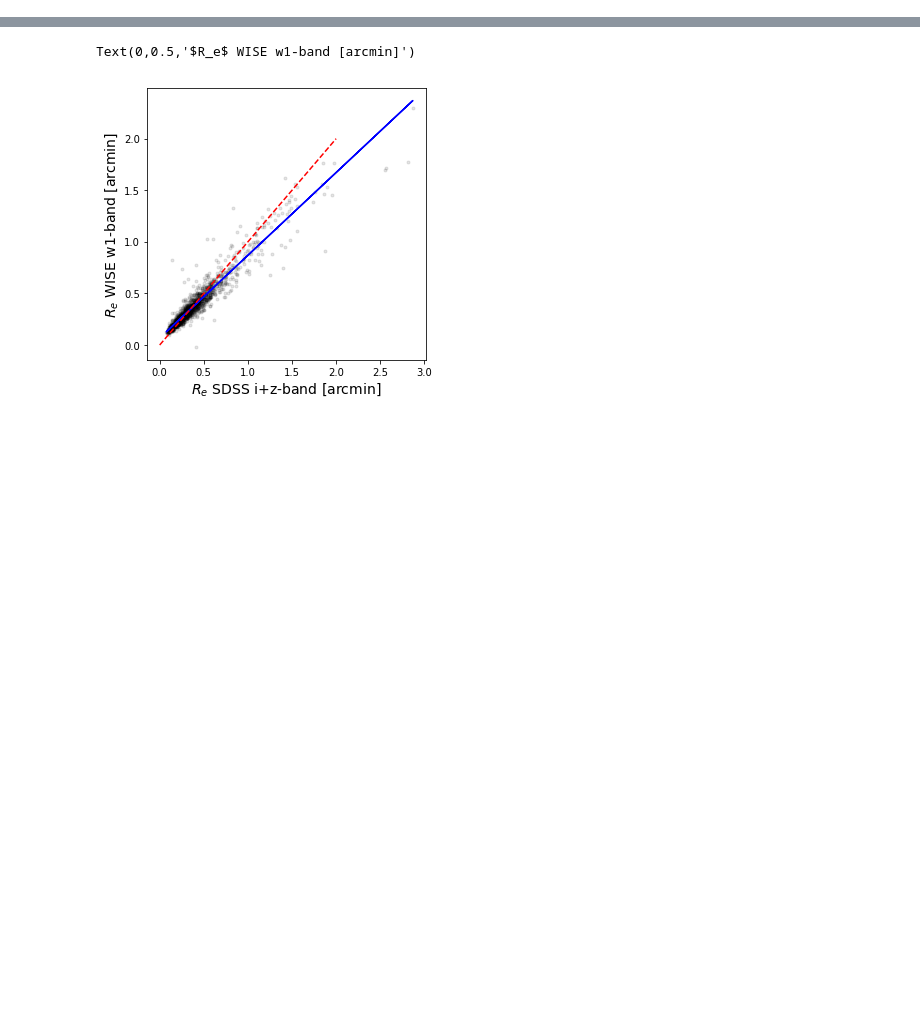
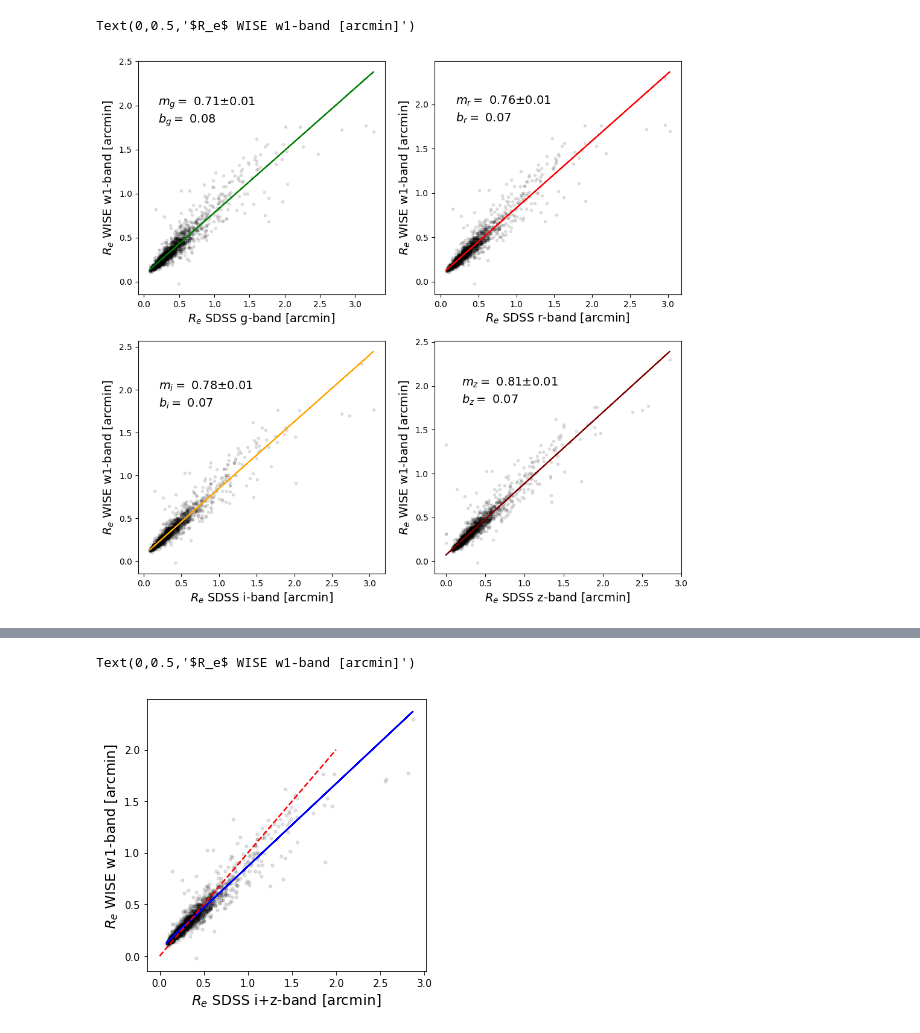
Before and after one commit to jl582/reddening_Ast399, a Jupyter notebook: half_light.ipynb, the cells around one changed output, grey strips where cells are left out. Cells and saved outputs as stored; diff of their text form; code cells hidden in the pictures; blank space fills up the shorter version.

Commit message:
revised plots

```diff
--- a/half_light.ipynb
+++ b/half_light.ipynb
@@ -93,0 +38,68 @@ Text(0,0.5,'$R_e$ WISE w1-band [arcmin]')
+# %%
+## defining the linear fit
+def linfit(x, m, b):
+    return m * x + b
+
+fit_g, cov_g = curve_fit(linfit, Re_g, Re_w1, p0=[1, 2])
+fit_r, cov_r = curve_fit(linfit, Re_r, Re_w1, p0=[1, 2])
+fit_i, cov_i = curve_fit(linfit, Re_i, Re_w1, p0=[1, 2])
+fit_z, cov_z = curve_fit(linfit, Re_z, Re_w1, p0=[1, 2])
+
+print 'g: ', fit_g, cov_g
+print 'r: ', fit_r, cov_r
+print 'i: ', fit_i, cov_i
+print 'z: ', fit_z, cov_z
+##print np.polyfit(Re_g, Re_w1, 1)
+
+fig = py.figure(figsize=(10, 10), dpi=100)
+fig.subplots_adjust(wspace=0.2, hspace=0.2, top=0.95, bottom=0.10, left=0.08, right=0.98)
+gs = gridspec.GridSpec(2, 2, height_ratios=[1,1])
+p = 0
+
+ax = plt.subplot(gs[p]) ; p+=1
+ax.scatter(Re_g, Re_w1, c='k', alpha=0.1, marker='.') # black points
+ax.text(0.2,2., '$m_g=$ '+'%.2f'%fit_g[0]+r'$\pm$'+'%.2f'%np.sqrt(cov_g[0][0]), fontsize=14, color='k')
+ax.text(0.2,1.8, r'$b_g=$ '+'%.2f'%fit_g[1], fontsize=14, color='k')
+ax.plot(Re_g, linfit(Re_g, fit_g[0], fit_g[1]), 'g', label='Linear Trend')
+ax.set_xlabel('$R_e$'+' SDSS g-band [arcmin]', size=14)
+ax.set_ylabel('$R_e$'+' WISE w1-band [arcmin]', size=14)
+#ax.legend()
+
+ax = plt.subplot(gs[p]) ; p+=1
+ax.scatter(Re_r, Re_w1, c='k', alpha=0.1, marker='.') # black points
+ax.text(0.2,2., '$m_r=$ '+'%.2f'%fit_r[0]+r'$\pm$'+'%.2f'%np.sqrt(cov_r[0][0]), fontsize=14, color='k')
+ax.text(0.2,1.8, r'$b_r=$ '+'%.2f'%fit_r[1], fontsize=14, color='k')
+ax.plot(Re_r, linfit(Re_r, fit_r[0], fit_r[1]), 'r', label='Linear Trend')
+ax.set_xlabel('$R_e$'+' SDSS r-band [arcmin]', size=14)
+ax.set_ylabel('$R_e$'+' WISE w1-band [arcmin]', size=14)
+
+ax = plt.subplot(gs[p]) ; p+=1
+ax.scatter(Re_i, Re_w1, c='k', alpha=0.1, marker='.') # black points
+ax.text(0.2,2., '$m_i=$ '+'%.2f'%fit_i[0]+r'$\pm$'+'%.2f'%np.sqrt(cov_i[0][0]), fontsize=14, color='k')
+ax.text(0.2,1.8, r'$b_i=$ '+'%.2f'%fit_i[1], fontsize=14, color='k')
+ax.plot(Re_i, linfit(Re_i, fit_i[0], fit_i[1]), 'orange', label='Linear Trend')
+ax.set_xlabel('$R_e$'+' SDSS i-band [arcmin]', size=14)
+ax.set_ylabel('$R_e$'+' WISE w1-band [arcmin]', size=14)
+
+ax = plt.subplot(gs[p]) ; p+=1
+ax.scatter(Re_z, Re_w1, c='k', alpha=0.1, marker='.') # black points
+ax.text(0.2,2., '$m_z=$ '+'%.2f'%fit_z[0]+r'$\pm$'+'%.2f'%np.sqrt(cov_z[0][0]), fontsize=14, color='k')
+ax.text(0.2,1.8, r'$b_z=$ '+'%.2f'%fit_z[1], fontsize=14, color='k')
+ax.plot(Re_z, linfit(Re_z, fit_z[0], fit_z[1]), 'maroon', label='Linear Trend')
+ax.set_xlabel('$R_e$'+' SDSS z-band [arcmin]', size=14)
+ax.set_ylabel('$R_e$'+' WISE w1-band [arcmin]', size=14)
+
+#g vs w1
+
+#fig = plt.figure(figsize=(5, 5))
+#plt.scatter(Re_g, Re_w1, c='k', alpha=0.1, marker='.') # black points
+#plt.plot(Re_g, linfit(Re_g, fit_g[0], fit_g[1]), 'b', label='Linear Trend') # blue linear fit
+#plt.plot(Re_g, linfit(Re_g, fit_g[0], fit_g[1]+.5), 'g:', label='$\pm$ 0.5 arcmin') # +0.5 arcmin boundary
+#plt.plot(Re_g, linfit(Re_g, fit_g[0], fit_g[1]-.5), 'g:') # -0.5 arcmin boundary
+#plt.plot([0,2],[0,2], 'r--')    # equality red line
+#arange = np.arange(0, 3, 1)
+#plt.plot(arange+.5, arange, 'g--')
+#plt.plot(arange-.5, arange, 'g--')
+# %% [output]
+Text(0,0.5,'$R_e$ WISE w1-band [arcmin]')
+[figure, added]
```
Also changed, not shown: parts of 13 cells of this notebook.
